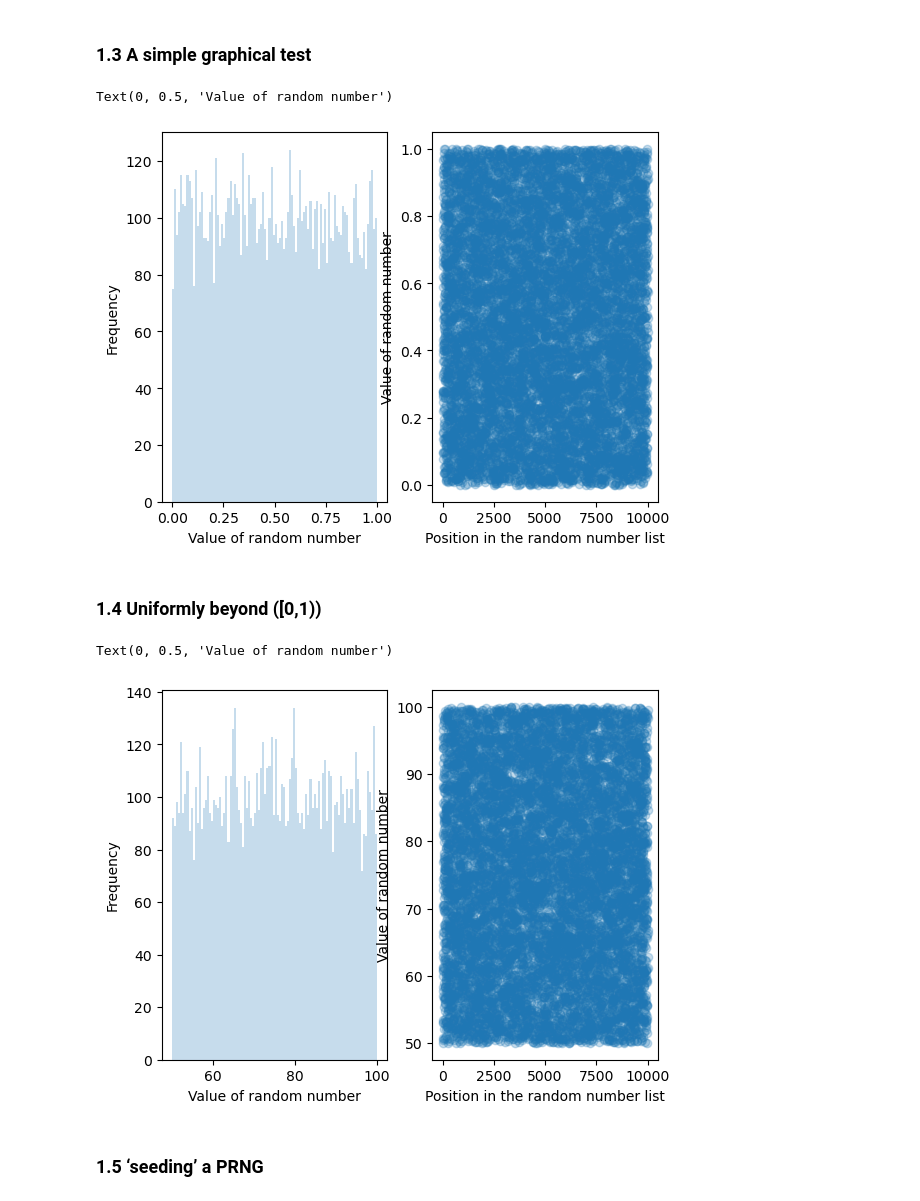
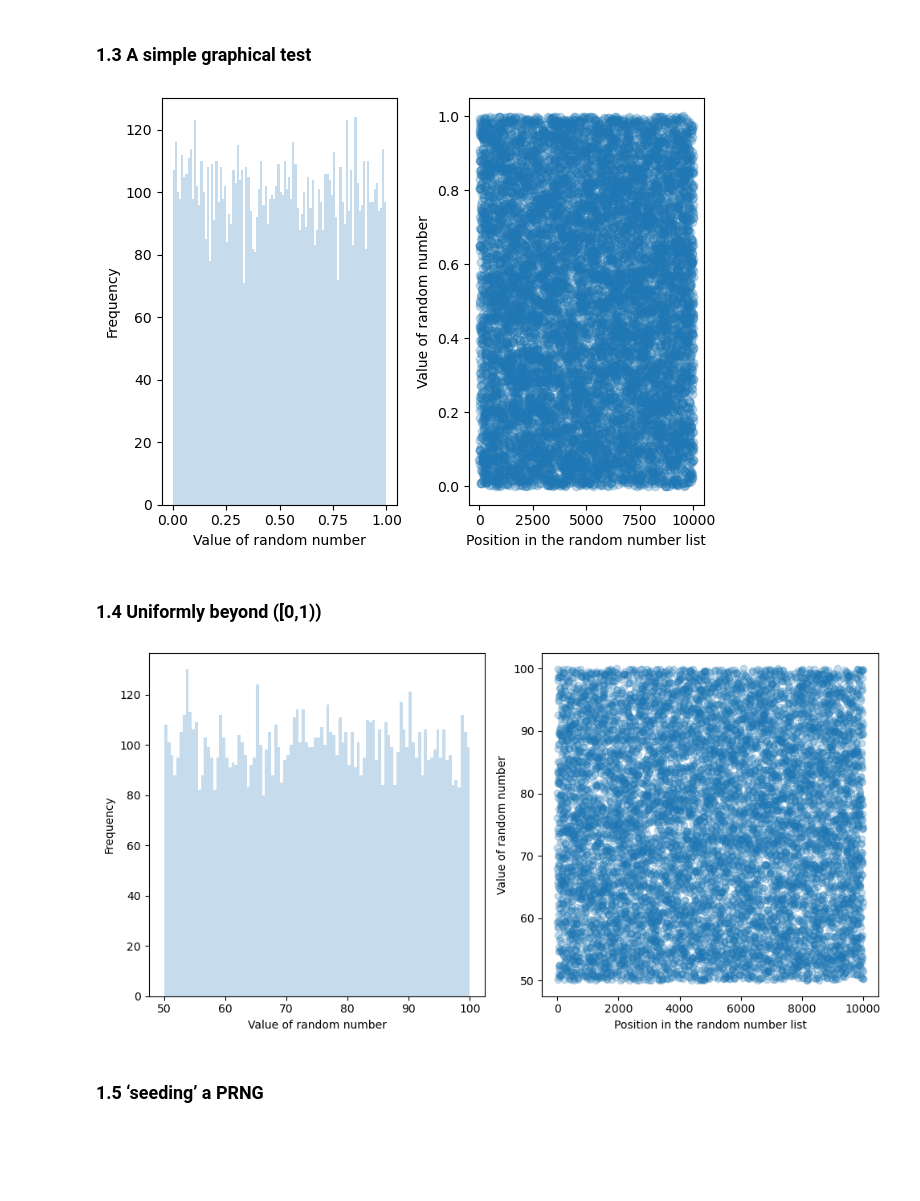
Before and after one commit to SPS-SP2273/learning-portfolio-nuurhasanah, a Jupyter notebook: random numbers/random_numbers_(need).ipynb, the cells around one changed output. Drawn from its saved outputs; the diff is of its cells as text; code cells hidden in the pictures; blank space fills up the shorter version.

```diff
--- a/random numbers/random_numbers_(need).ipynb
+++ b/random numbers/random_numbers_(need).ipynb
@@ -58,29 +58,31 @@ axis = ax[1]
 axis.scatter(range(n), random_numbers, alpha = 0.25)
 axis.set_xlabel("Position in the random number list")
 axis.set_ylabel("Value of random number")
+
+plt.tight_layout()
 # %% [output]
-Text(0, 0.5, 'Value of random number')
-[figure, old version]
+[figure, new version]
 # %% [markdown]
 ### 1.4 Uniformly beyond \([0,1)\)
 # %%
 n = 10000
 random_numbers = np.random.uniform(low = 50, high = 100, size = n)
 
 fig, ax = plt.subplots(nrows = 1, ncols = 2)
 
 axis = ax[0]
 axis.hist(random_numbers, bins = 100, alpha = 0.25)
 axis.set_xlabel("Value of random number")
 axis.set_ylabel("Frequency")
 
 axis = ax[1]
 axis.scatter(range(n), random_numbers, alpha = 0.25)
 axis.set_xlabel("Position in the random number list")
 axis.set_ylabel("Value of random number")
+
+plt.tight_layout()
 # %% [output]
-Text(0, 0.5, 'Value of random number')
-[figure, old version]
+[figure, new version]
 # %% [markdown]
 ### 1.5 ‘seeding’ a PRNG
 # %%
```
Also changed, not shown: parts of 16 cells of this notebook, 4 other files.
